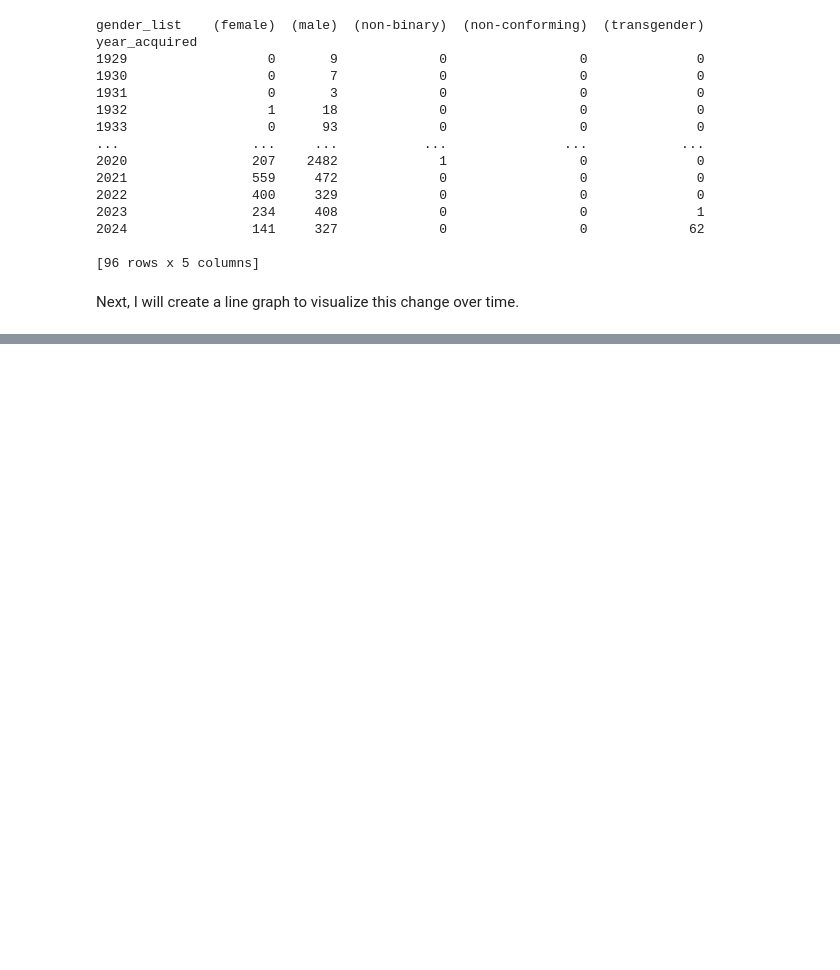
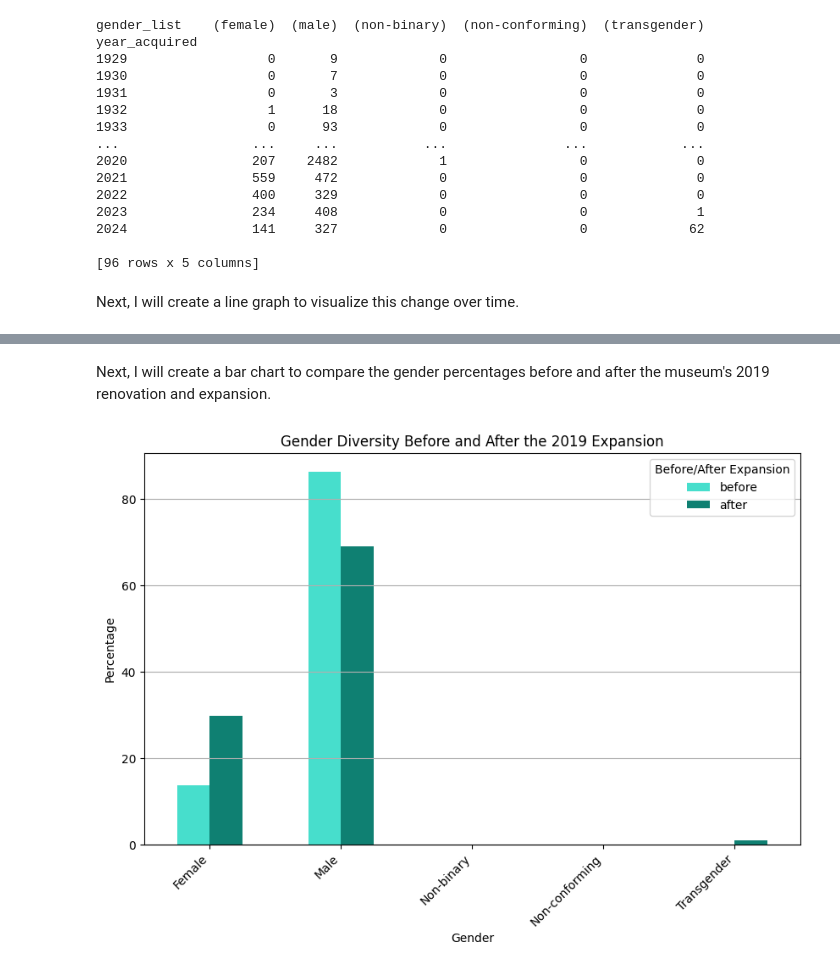
Before and after one commit to Marisa-Paolucci/MoMA-project, a Jupyter notebook: src/04_analyze.ipynb, the cells around one changed output, grey strips where cells are left out. Cells and saved outputs as stored; diff of their text form; code cells hidden in the pictures; blank space fills up the shorter version.

```diff
--- a/src/04_analyze.ipynb
+++ b/src/04_analyze.ipynb
@@ -130,0 +139,26 @@ plt.show()
+# %%
+# Here I am creating a before_or_after column to show if the date_acquired is before or after October 2019.
+# I used ChatGPT to assist me with the lamda line of code and with the pd.Categorical code below.
+# However, I had to adjust the ChatGPT recommended code to get it to work.
+moma_analyze['before_or_after'] = moma_analyze.apply(
+    lambda row: 'before' if (row['year'] < 2019 or (row['year'] == 2019 and row['month'] < 10))
+   else 'after', axis=1
+)
+
+# I had to add this section of code because my bar chart was showing before and after out of order.
+# Creating these categories solved this issue. As noted above, I used ChatGPT to assist me with this section of code.
+moma_analyze['before_or_after'] = pd.Categorical(
+    moma_analyze['before_or_after'],
+    categories=['before', 'after'],
+    ordered=True
+)
+
+# This uses groupby to count the before or after column and artists genders.
+# I kept getting a warning about observed=False being deprecated in future versions of pandas. To solve this ...
+# ... issue, I had to add "observed=True" in my groupby. This means that only categories in the data are being considered.
+gender_numbers = moma_analyze.groupby(['before_or_after', 'gender_list'], observed=True).size().unstack(fill_value=0)
+
+
+# This calculates the percentages for each gender.
+gender_percentages_2 = gender_numbers.div(gender_numbers.sum(axis=1), axis=0) * 100
+print(gender_percentages_2)
@@ -130,0 +175,20 @@ plt.show()
+# %% [markdown]
+Next, I will create a bar chart to compare the gender percentages before and after the museum's 2019 renovation and expansion.
+# %%
+# Creating custom colors.
+custom_colors_3=['#47decc', '#0f8072']
+# Creating custom labels.
+custom_labels_2 = ['Female', 'Male', 'Non-binary', 'Non-conforming', 'Transgender']
+
+# Creating the bar chart.
+ax_3 = gender_percentages_2.T.plot(kind='bar', figsize=(10, 6), color=custom_colors_3) # Adding custom colors.
+plt.title('Gender Diversity Before and After the 2019 Expansion')
+plt.ylabel('Percentage')
+plt.xlabel('Gender')
+plt.legend(title='Before/After Expansion')
+plt.xticks(rotation=0)
+ax_3.set_xticklabels(custom_labels_2, rotation=45, ha='right') # Adding custom labels, and rotating to fit.
+plt.grid(axis='y')
+plt.show()
+# %% [output]
+[figure, added]
```
Also changed, not shown: parts of 16 cells of this notebook.
